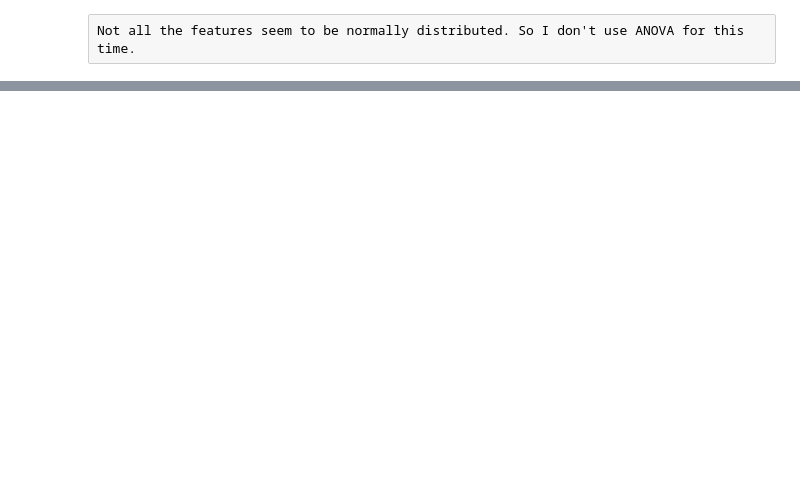
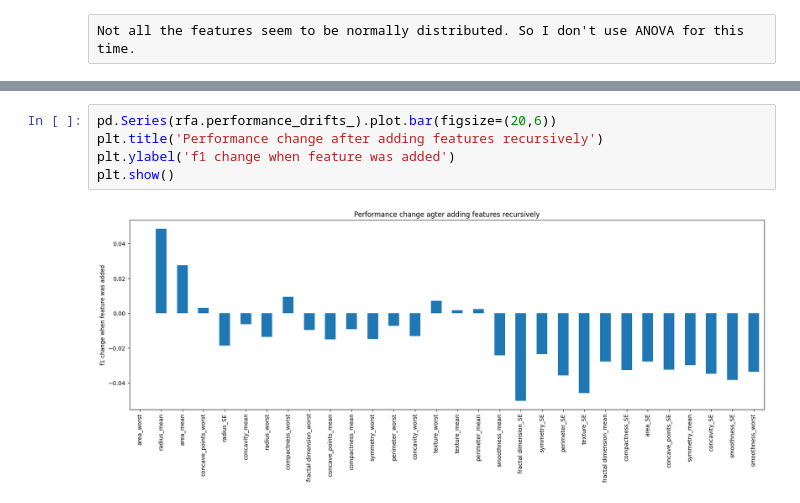
Before and after one commit to Itaru2018/Breast_cancer_project, a Jupyter notebook: Bereat_cancer_feature_selection.ipynb, the cells around one changed output, grey strips where cells are left out. Cells and saved outputs as stored; diff of their text form; blank space fills up the shorter version.

```diff
--- a/Bereat_cancer_feature_selection.ipynb
+++ b/Bereat_cancer_feature_selection.ipynb
@@ -322,0 +395,7 @@ Not all the features seem to be normally distributed. So I don't use ANOVA for t
+# %%
+pd.Series(rfa.performance_drifts_).plot.bar(figsize=(20,6))
+plt.title('Performance change after adding features recursively')
+plt.ylabel('f1 change when feature was added')
+plt.show()
+# %% [output]
+[figure, added]
```
Also changed, not shown: parts of 21 cells of this notebook.
